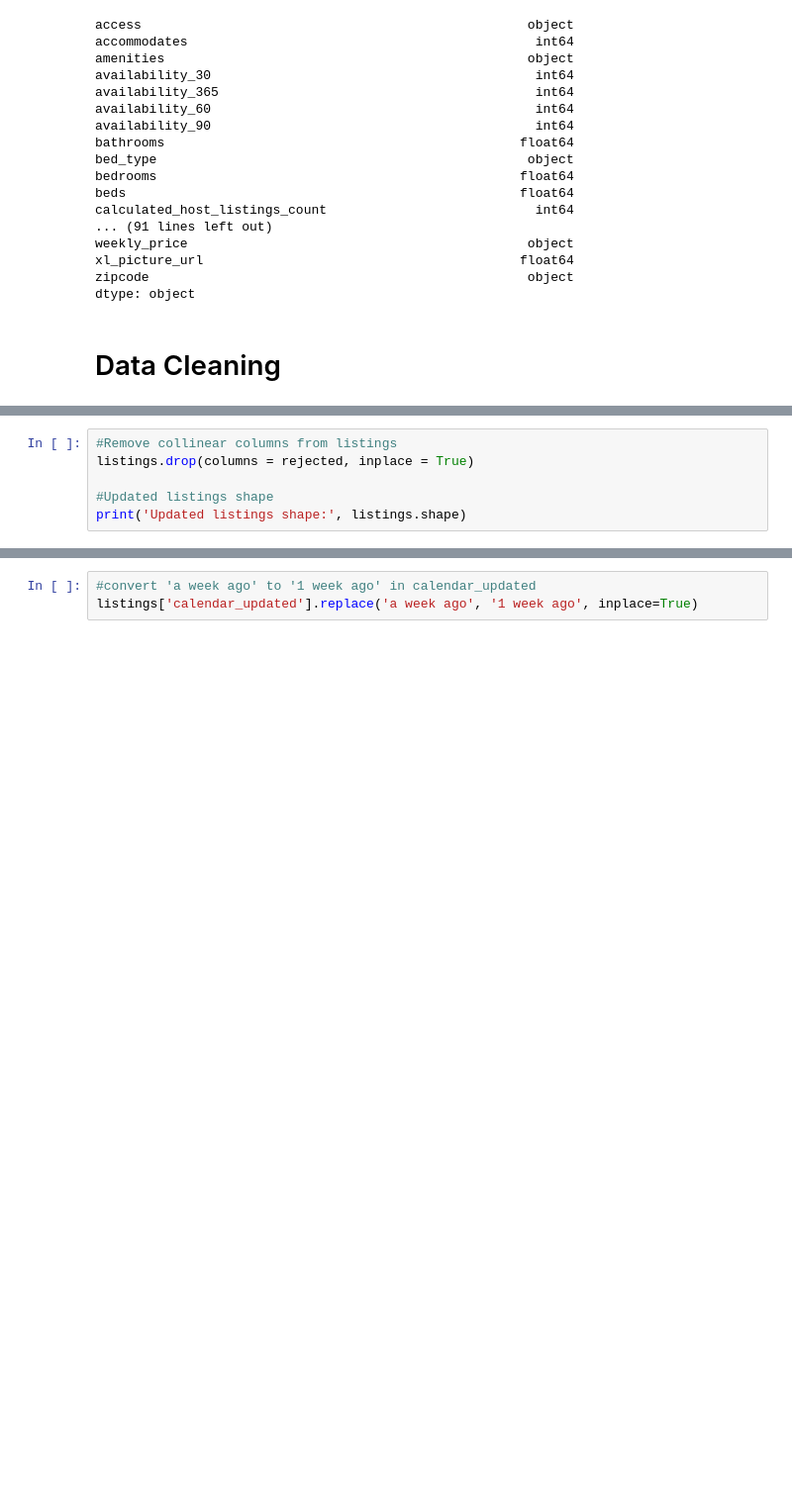
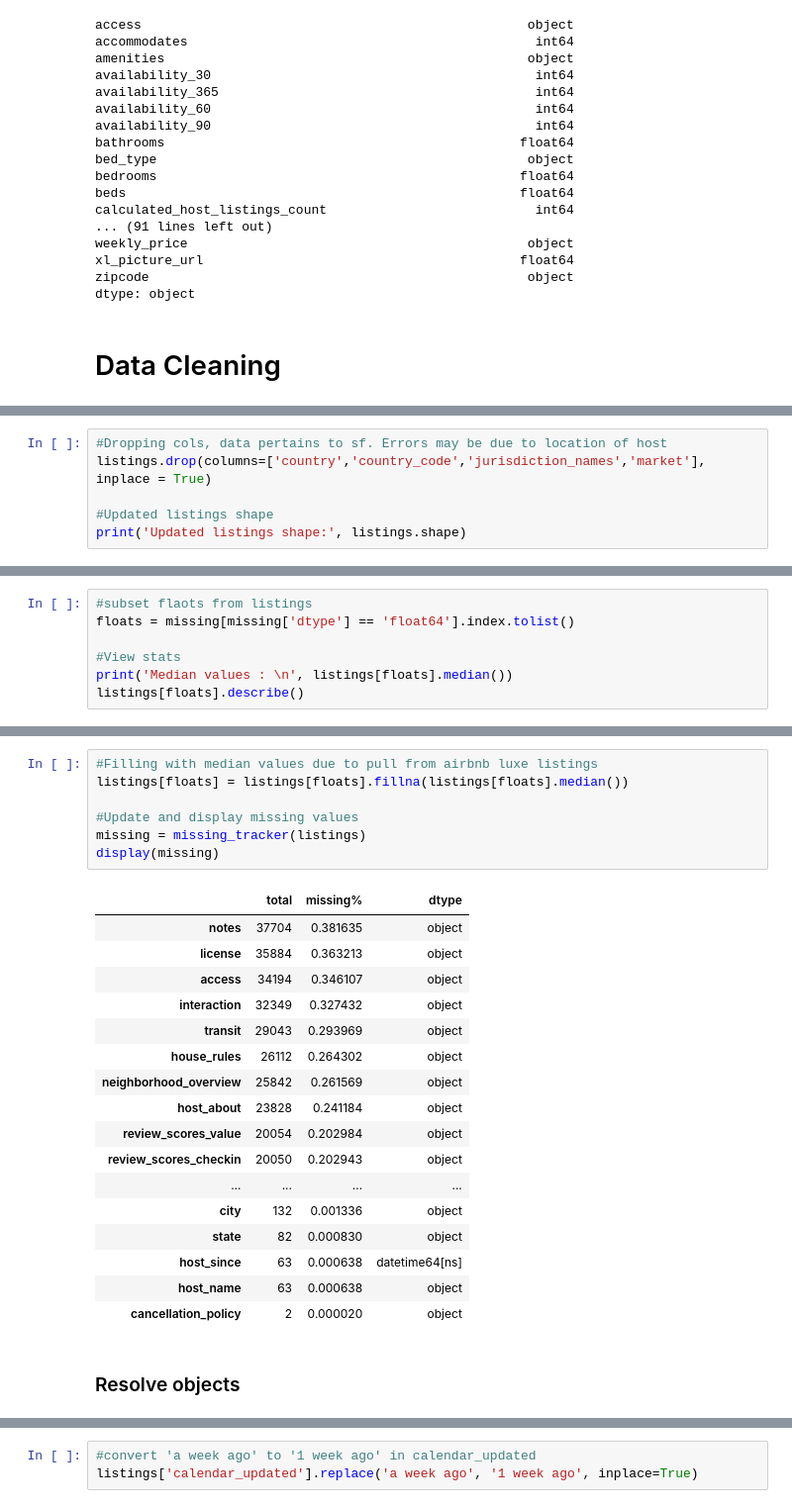
Before and after one commit to KishenSharma6/Airbnb-Analysis, a Jupyter notebook: Project Codes/02. Data Cleaning Scripts/2020_0130_Listings_Cleaning.ipynb, the cells around one changed output, grey strips where cells are left out. Shown at 99% size. Saved outputs shown, nothing was run; the diff lists cells and outputs as text; blank space fills up the shorter version.

```diff
--- a/Project Codes/02. Data Cleaning Scripts/2020_0130_Listings_Cleaning.ipynb
+++ b/Project Codes/02. Data Cleaning Scripts/2020_0130_Listings_Cleaning.ipynb
@@ -88,6 +180,6 @@ These columns have a correlation of over 90% with another variable in the datase
 # %%
-#Remove collinear columns from listings
-listings.drop(columns = rejected, inplace = True)
+#Dropping cols, data pertains to sf. Errors may be due to location of host
+listings.drop(columns=['country','country_code','jurisdiction_names','market'], inplace = True)
 
 #Updated listings shape
 print('Updated listings shape:', listings.shape)
@@ -306,0 +376,7 @@ Name: city, dtype: int64
+# %%
+#subset flaots from listings
+floats = missing[missing['dtype'] == 'float64'].index.tolist()
+
+#View stats
+print('Median values : \n', listings[floats].median())
+listings[floats].describe()
@@ -306,0 +408,27 @@ Name: city, dtype: int64
+# %%
+#Filling with median values due to pull from airbnb luxe listings
+listings[floats] = listings[floats].fillna(listings[floats].median())
+
+#Update and display missing values
+missing = missing_tracker(listings)
+display(missing)
+# %% [output]
+|  | total | missing% | dtype |
+| notes | 37704 | 0.381635 | object |
+| license | 35884 | 0.363213 | object |
+| access | 34194 | 0.346107 | object |
+| interaction | 32349 | 0.327432 | object |
+| transit | 29043 | 0.293969 | object |
+| house_rules | 26112 | 0.264302 | object |
+| neighborhood_overview | 25842 | 0.261569 | object |
+| host_about | 23828 | 0.241184 | object |
+| review_scores_value | 20054 | 0.202984 | object |
+| review_scores_checkin | 20050 | 0.202943 | object |
+| ... | ... | ... | ... |
+| city | 132 | 0.001336 | object |
+| state | 82 | 0.000830 | object |
+| host_since | 63 | 0.000638 | datetime64[ns] |
+| host_name | 63 | 0.000638 | object |
+| cancellation_policy | 2 | 0.000020 | object |
+# %% [markdown]
+### Resolve objects
```
Also changed, not shown: parts of 69 cells of this notebook.
